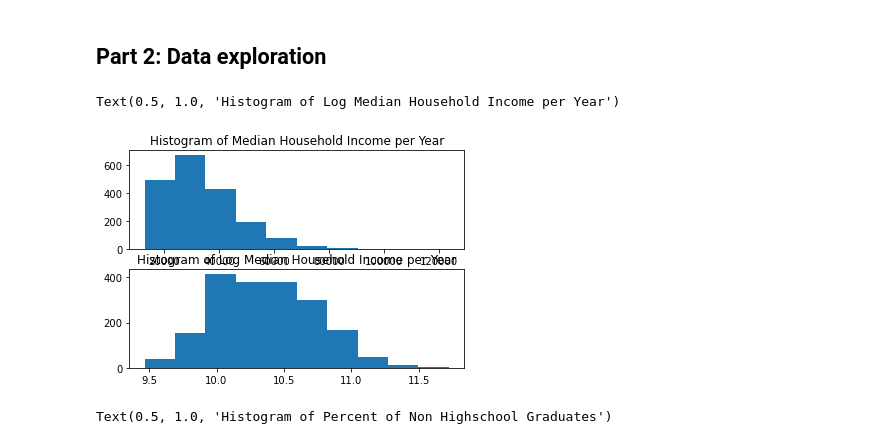
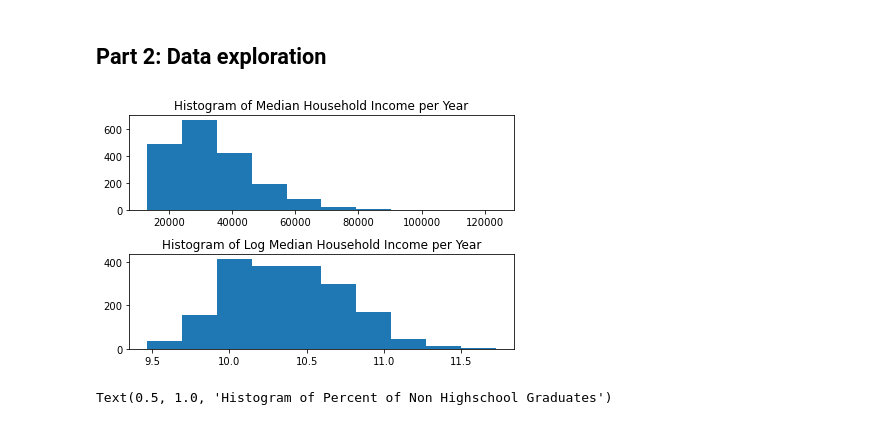
Before and after one commit to MCharming98/COGS_109_Final_Proj, a Jupyter notebook: final_proj.ipynb, the cells around one changed output. Drawn from its saved outputs; the diff is of its cells as text; code cells hidden in the pictures.

```diff
--- a/final_proj.ipynb
+++ b/final_proj.ipynb
@@ -56,15 +56,15 @@ Total columns: 147
 # %%
 medIncome = data["medIncome"]
 logMedIncome = np.log(medIncome.to_numpy())
 
 fig, axs = plt.subplots(2)
 axs[0].hist(medIncome)
 axs[0].set_title("Histogram of Median Household Income per Year")
 axs[1].hist(logMedIncome)
 axs[1].set_title("Histogram of Log Median Household Income per Year")
+fig.tight_layout()
 # %% [output]
-Text(0.5, 1.0, 'Histogram of Log Median Household Income per Year')
-[figure, old version]
+[figure, new version]
 # %%
 pctNonGrad = data["PctNotHSGrad"]
 plt.hist(pctNonGrad)
```
Also changed, not shown: parts of 15 cells of this notebook.
